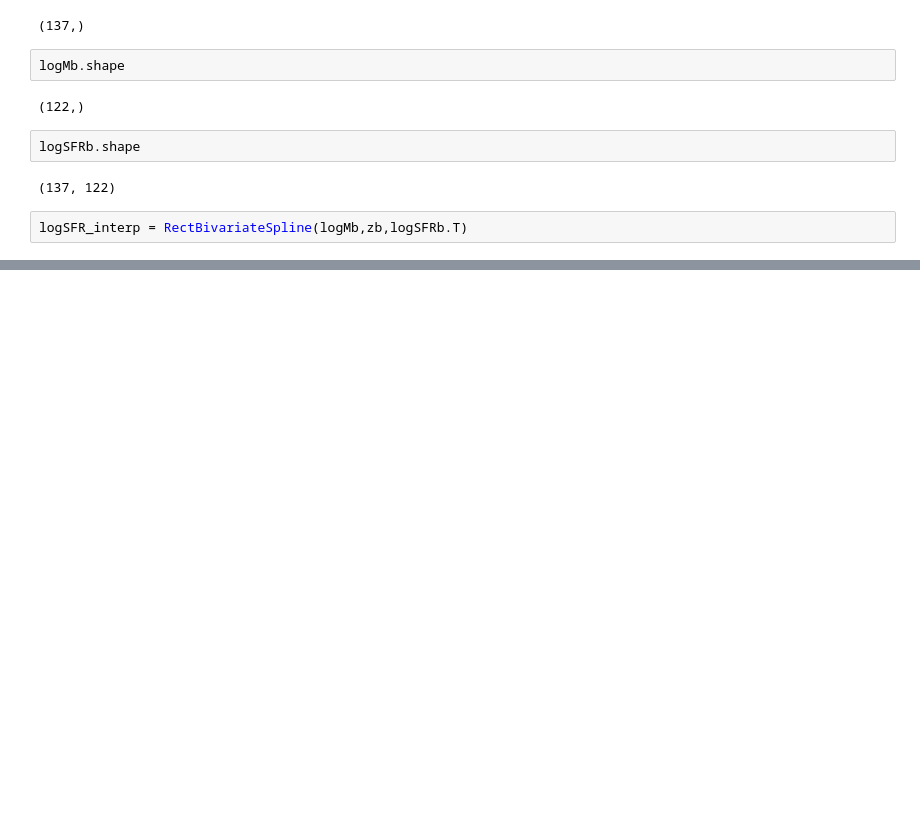
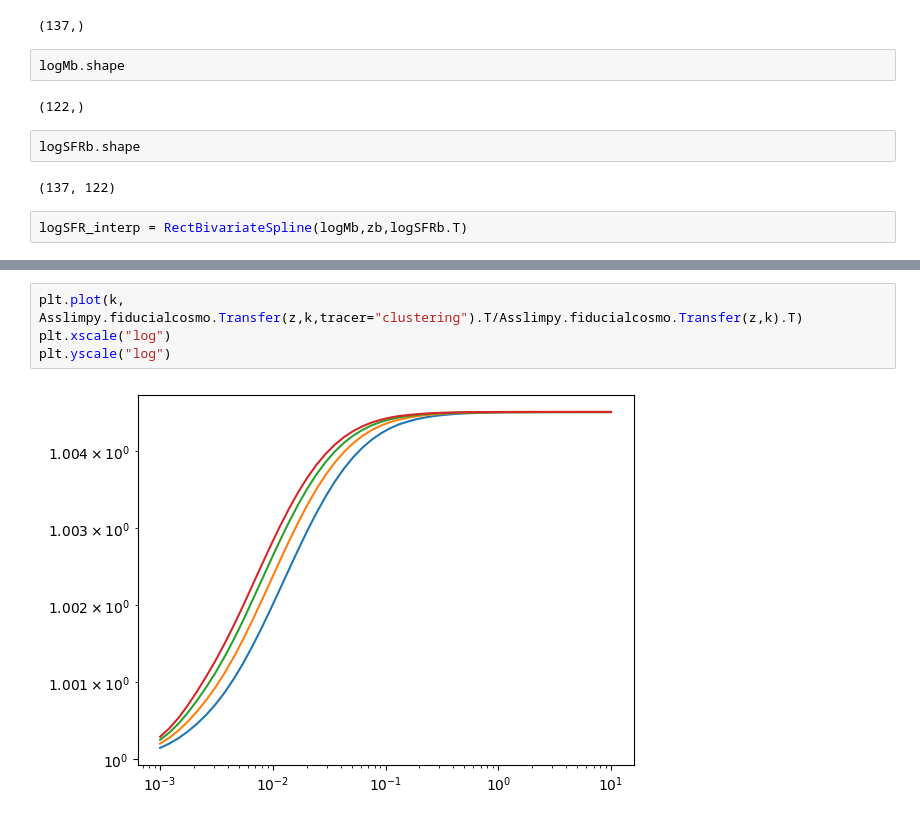
Before and after one commit to Sefa76/SSLimPy, a Jupyter notebook: SSLimPy.ipynb, the cells around one changed output, grey strips where cells are left out. Saved outputs shown, nothing was run; the diff lists cells and outputs as text; blank space fills up the shorter version.

```diff
--- a/SSLimPy.ipynb
+++ b/SSLimPy.ipynb
@@ -87,0 +110,6 @@ logSFR_interp = RectBivariateSpline(logMb,zb,logSFRb.T)
+# %%
+plt.plot(k, Asslimpy.fiducialcosmo.Transfer(z,k,tracer="clustering").T/Asslimpy.fiducialcosmo.Transfer(z,k).T)
+plt.xscale("log")
+plt.yscale("log")
+# %% [output]
+[figure, added]
```
Also changed, not shown: parts of 6 cells of this notebook, 5 other files.
